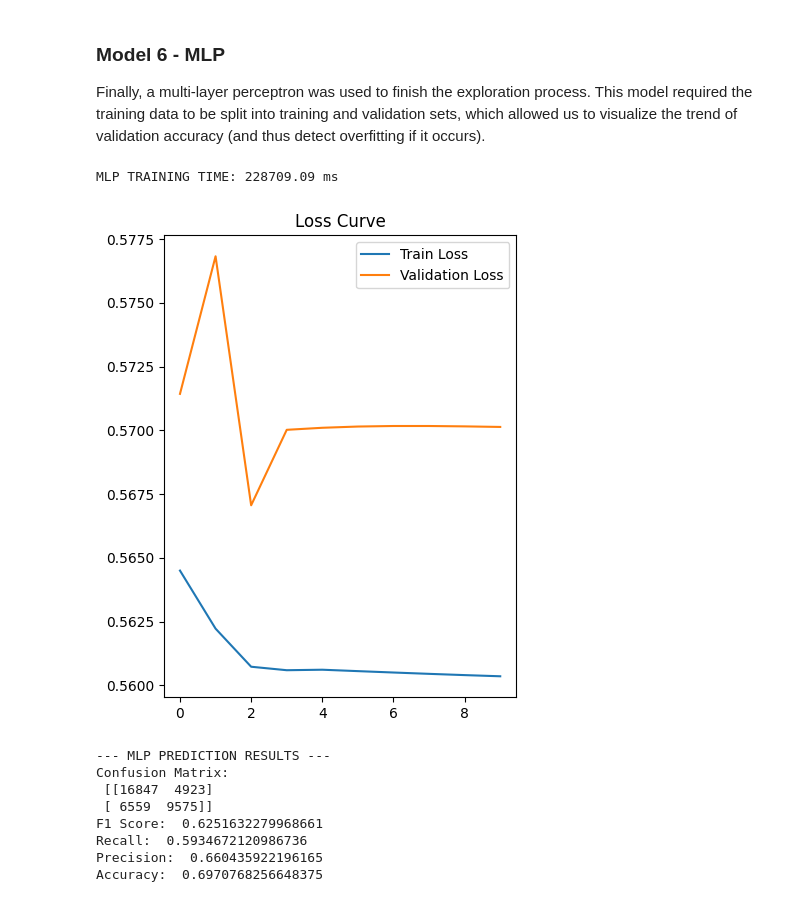
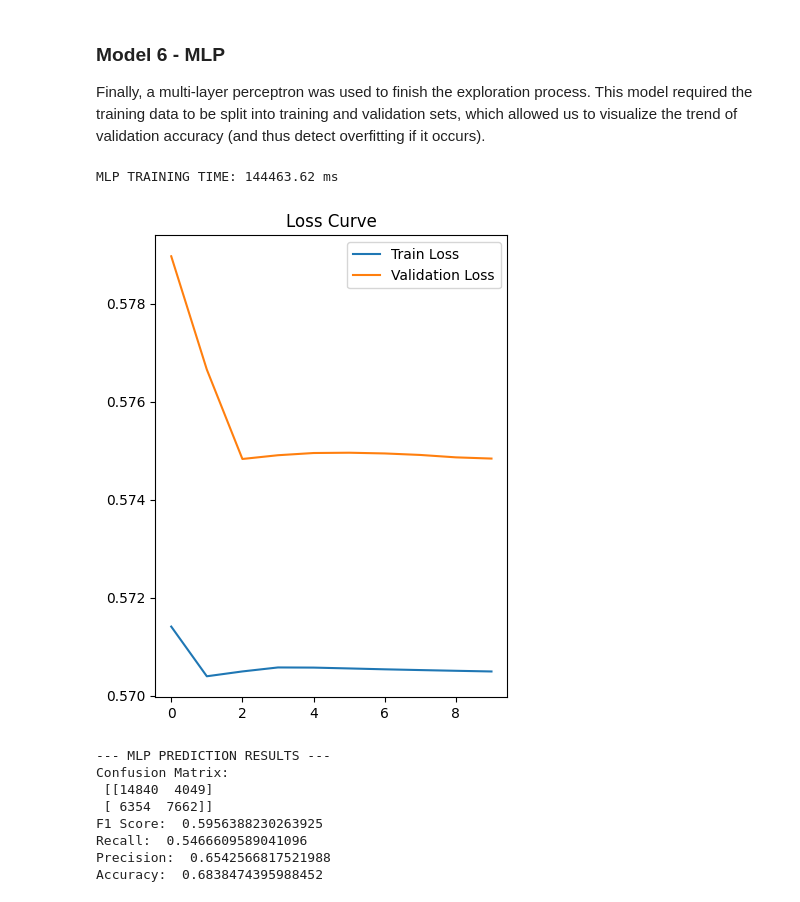
Before and after one commit to kevin-manka/ml-wind-turbine-site-suitability, a Jupyter notebook: turbine_prediction_model.ipynb, the cells around one changed output. Saved outputs shown, nothing was run; the diff lists cells and outputs as text; code cells hidden in the pictures.

```diff
--- a/turbine_prediction_model.ipynb
+++ b/turbine_prediction_model.ipynb
@@ -145,0 +148,9 @@ For our exploratory data analysis, we visualized the relationships between each
+# %%
+for column in selected_columns:
+    if column != 'TurbineScore':
+        upper_bound = df_final[column].quantile(0.99)
+        lower_bound = df_final[column].quantile(0.01)
+        df_final = df_final[(df_final[column] <= upper_bound) & (df_final[column] >= lower_bound)]
+
+print(f'\nFinal dataframe shape after outlier removal: {df_final.shape}')
+df_final.head()
@@ -465,47 +484,47 @@ XGBOOST TESTING TIME: 61.69 ms
 
 Finally, a multi-layer perceptron was used to finish the exploration process. This model required the training data to be split into training and validation sets, which allowed us to visualize the trend of validation accuracy (and thus detect overfitting if it occurs).
 # %%
-# from sklearn.neural_network import MLPClassifier
-# import matplotlib.pyplot as plt
+from sklearn.neural_network import MLPClassifier
+import matplotlib.pyplot as plt
 
-# X_train_nn, X_val, y_train_nn, y_val = train_test_split(
-#     X_train, y_train, test_size=0.222, random_state=42 # 0.222 * 0.9 = 0.2
-# )
+X_train_nn, X_val, y_train_nn, y_val = train_test_split(
+    X_train, y_train, test_size=0.222, random_state=42 # 0.222 * 0.9 = 0.2
+)
 
-# mlp_model = Pipeline([
-#     ('scale', StandardScaler()),
-#     ('mlp', MLPClassifier(hidden_layer_sizes=(50, 100),
-#                                  activation='tanh',
-#                                  solver='sgd',
-#                                  learning_rate_init=0.1,
-#                                  max_iter=100,
-#                                  warm_start=True,
-#                                  random_state=42)
-#     )
-# ])
+mlp_model = Pipeline([
+    ('scale', StandardScaler()),
+    ('mlp', MLPClassifier(hidden_layer_sizes=(50, 100),
+                                 activation='tanh',
+                                 solver='sgd',
+                                 learning_rate_init=0.1,
+                                 max_iter=100,
+                                 warm_start=True,
+                                 random_state=42)
+    )
+])
 
-# mlp_train_time, mlp_train_losses, mlp_validation_losses = train_model(mlp_model, X_train_nn, y_train_nn, X_val, y_val)
-# print(f"MLP TRAINING TIME: {mlp_train_time:.2f} ms")
+mlp_train_time, mlp_train_losses, mlp_validation_losses = train_model(mlp_model, X_train_nn, y_train_nn, X_val, y_val)
+print(f"MLP TRAINING TIME: {mlp_train_time:.2f} ms")
 
-# plt.figure(figsize=(10,6))
-# plt.subplot(1,2,1)
-# plt.plot(mlp_train_losses, label='Train Loss')
-# plt.plot(mlp_validation_losses, label='Validation Loss')
-# plt.legend()
-# plt.title("Loss Curve")
+plt.figure(figsize=(10,6))
+plt.subplot(1,2,1)
+plt.plot(mlp_train_losses, label='Train Loss')
+plt.plot(mlp_validation_losses, label='Validation Loss')
+plt.legend()
+plt.title("Loss Curve")
 
-# plt.show()
+plt.show()
 
-# mlp_test_time = test_model(mlp_model, "MLP")
-# print(f"MLP TESTING TIME: {mlp_test_time:.2f} ms")
+mlp_test_time = test_model(mlp_model, "MLP")
+print(f"MLP TESTING TIME: {mlp_test_time:.2f} ms")
 # %% [output]
-MLP TRAINING TIME: 228709.09 ms
+MLP TRAINING TIME: 144463.62 ms
-[figure, old version]
+[figure, new version]
 --- MLP PREDICTION RESULTS ---
 Confusion Matrix:
- [[16847  4923]
- [ 6559  9575]]
-F1 Score:  0.6251632279968661
-Recall:  0.5934672120986736
-Precision:  0.660435922196165
-Accuracy:  0.6970768256648375
+ [[14840  4049]
+ [ 6354  7662]]
+F1 Score:  0.5956388230263925
+Recall:  0.5466609589041096
+Precision:  0.6542566817521988
+Accuracy:  0.6838474395988452
```
Also changed, not shown: parts of 19 cells of this notebook.
